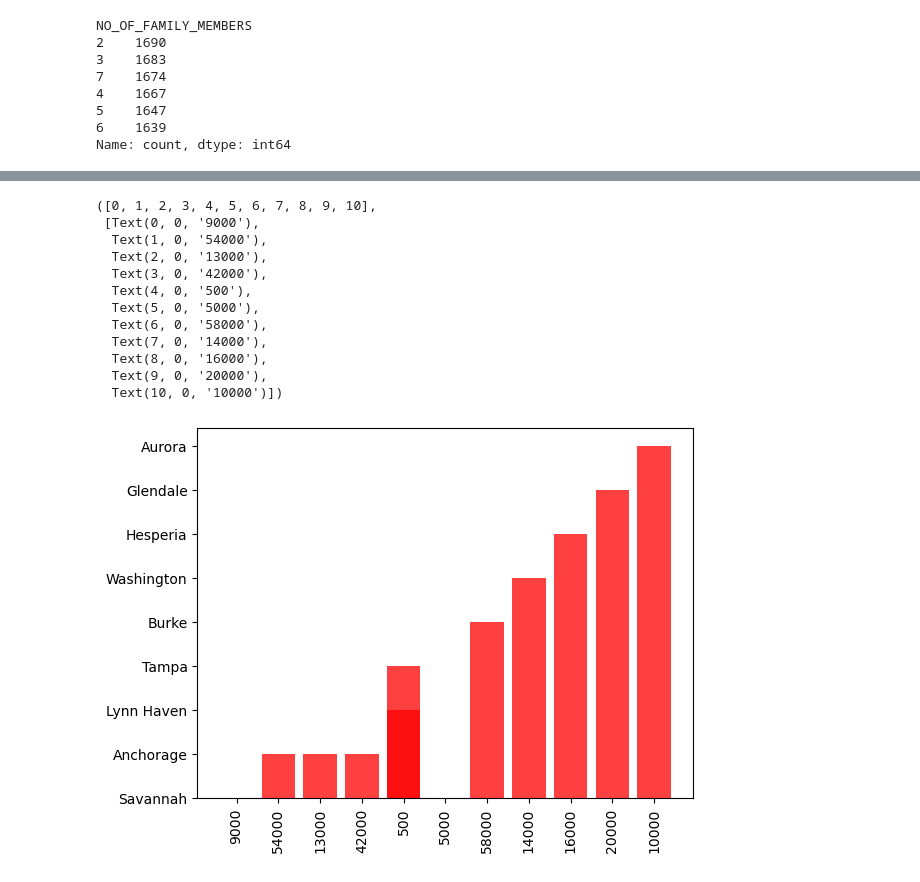
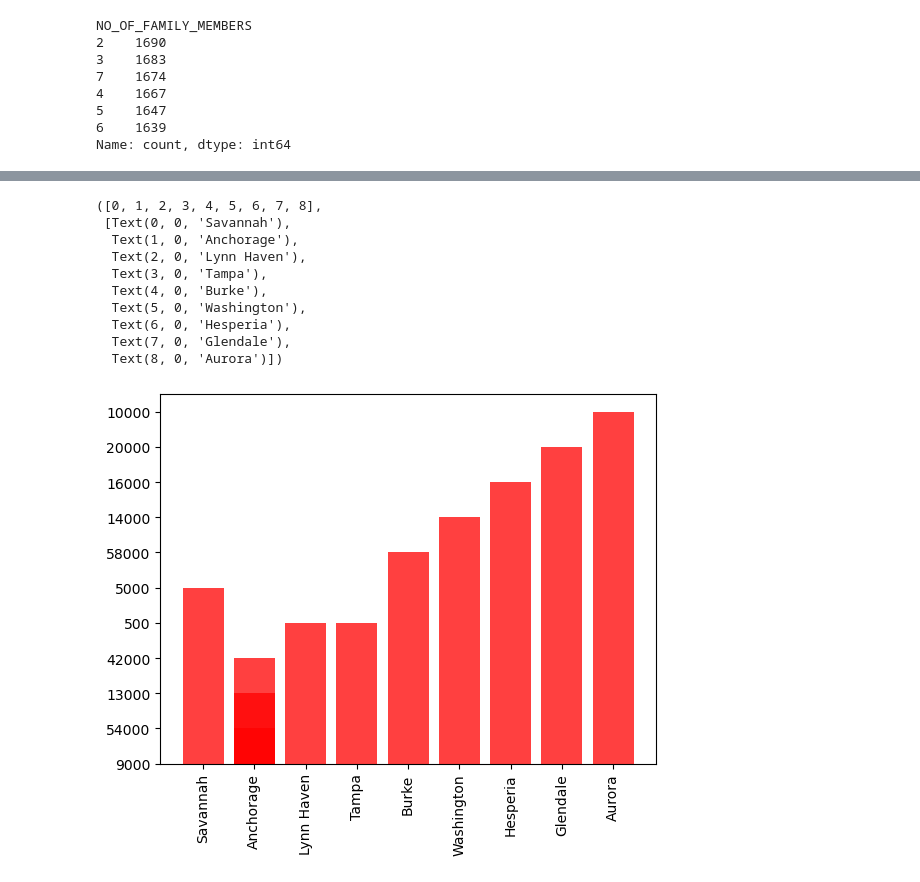
Before and after one commit to JustinS25/Insurance-Claim-Detection, a Jupyter notebook: Code/insurance_claim_valuecounts.ipynb, the cells around one changed output, grey strips where cells are left out. Drawn from its saved outputs; the diff is of its cells as text; code cells hidden in the pictures.

```diff
--- a/Code/insurance_claim_valuecounts.ipynb
+++ b/Code/insurance_claim_valuecounts.ipynb
@@ -312,25 +304,22 @@ sns.pairplot(ins_claim_fraud)
 # %%
-#convert the types of column in pandas dataframe
-# take the first 12 column and 12 rows
+# Convert the types of column in pandas dataframe
 
 claim_amount=ins_claim_fraud["CLAIM_AMOUNT"].head(12).astype(str)
 
-incident_citiy=ins_claim_fraud["INCIDENT_CITY"].head(12).astype(str)
+incident_city=ins_claim_fraud["INCIDENT_CITY"].head(12).astype(str)
 
-plt.bar(claim_amount, incident_citiy, color="r" , alpha=0.75, align="center")
+plt.bar(incident_city,claim_amount, color="r" , alpha=0.75, align="center")
 
-plt.xticks( rotation=90)
+plt.xticks(rotation=90)
 # %% [output]
-([0, 1, 2, 3, 4, 5, 6, 7, 8, 9, 10],
- [Text(0, 0, '9000'),
-  Text(1, 0, '54000'),
-  Text(2, 0, '13000'),
-  Text(3, 0, '42000'),
-  Text(4, 0, '500'),
-  Text(5, 0, '5000'),
-  Text(6, 0, '58000'),
-  Text(7, 0, '14000'),
-  Text(8, 0, '16000'),
-  Text(9, 0, '20000'),
-  Text(10, 0, '10000')])
+([0, 1, 2, 3, 4, 5, 6, 7, 8],
+ [Text(0, 0, 'Savannah'),
+  Text(1, 0, 'Anchorage'),
+  Text(2, 0, 'Lynn Haven'),
+  Text(3, 0, 'Tampa'),
+  Text(4, 0, 'Burke'),
+  Text(5, 0, 'Washington'),
+  Text(6, 0, 'Hesperia'),
+  Text(7, 0, 'Glendale'),
+  Text(8, 0, 'Aurora')])
-[figure, old version]
+[figure, new version]
```
Also changed, not shown: parts of 4 cells of this notebook.
